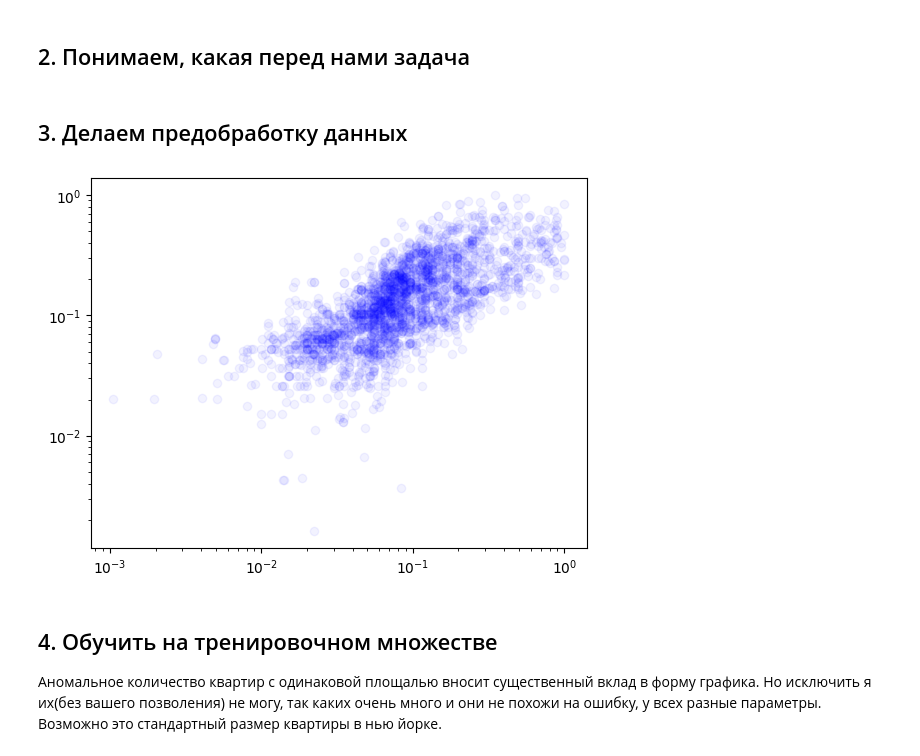
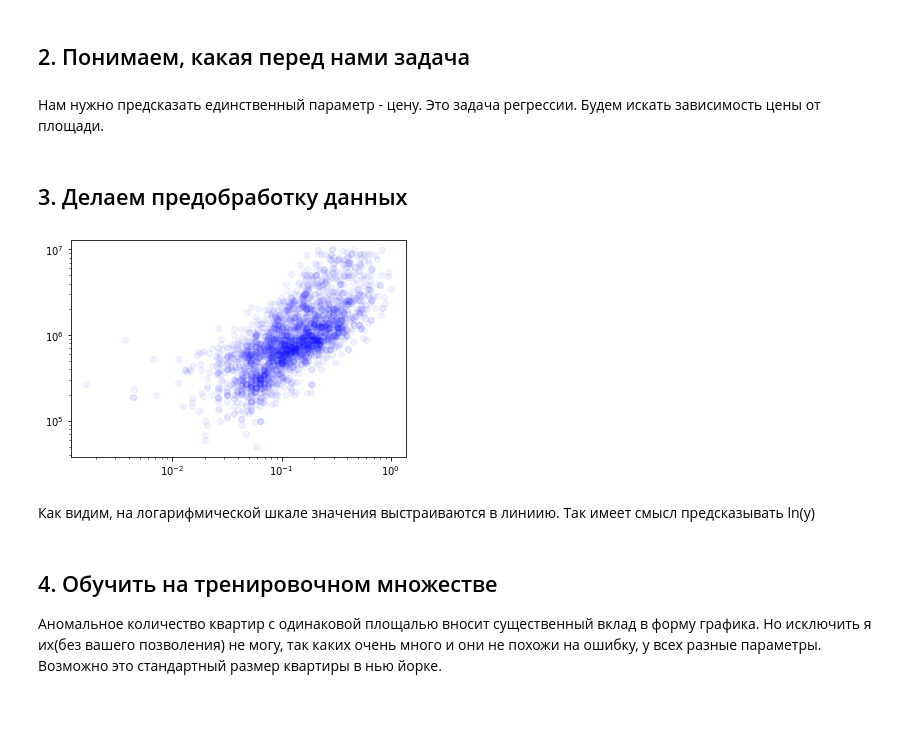
Before and after one commit to 24r3/ann2024, a Jupyter notebook: L3/lab3.ipynb, the cells around one changed output. Saved outputs shown, nothing was run; the diff lists cells and outputs as text; code cells hidden in the pictures; blank space fills up the shorter version.

```diff
--- a/L3/lab3.ipynb
+++ b/L3/lab3.ipynb
@@ -82,25 +80,31 @@ data.set_index("PRICE")
+# %% [markdown]
+Нам нужно предсказать единственный параметр - цену. Это задача регрессии. Будем искать зависимость цены от площади.
 # %% [markdown]
 ## 3. Делаем предобработку данных
 # %%
 from sklearn.model_selection import train_test_split
 from sklearn.preprocessing import StandardScaler, MinMaxScaler
 import matplotlib.pyplot as plt
-X = data['PRICE'].values
-y = data['PROPERTYSQFT'].values
-X_train, X_test, y_train, y_test = train_test_split(X, y, test_size=0.2, random_state=17)
+import math
+x = data['PROPERTYSQFT'].values
+y = data['PRICE'].values.copy()
+#разделение датасета на тестовый и тренировочный
+xTR, xTE, yTR, yTE = train_test_split(x, y, test_size=0.2, random_state=17)
+
 #пропусков данных нет, проверено в лабе 2
-XTR_scaled = MinMaxScaler().fit_transform(X_train.reshape(-1, 1))
-yTR_scaled = MinMaxScaler().fit_transform(y_train.reshape(-1, 1))
-XTE_scaled = MinMaxScaler().fit_transform(X_test.reshape(-1, 1))
-yTE_scaled = MinMaxScaler().fit_transform(y_test.reshape(-1, 1))
+
+#Нормирование школы x
+xTR_scaled = MinMaxScaler().fit_transform(xTR.reshape(-1, 1))
+xTE_scaled = MinMaxScaler().fit_transform(xTE.reshape(-1, 1))
 fig = plt.figure()
 ax = plt.gca()
-ax.plot(XTR_scaled, yTR_scaled, 'o', c='blue', alpha=0.05)
+ax.plot(xTR_scaled, yTR, 'o', c='blue', alpha=0.05)
 ax.set_yscale('log')
 ax.set_xscale('log')
-fig.show()
 # %% [output]
-[figure, old version]
+[figure, new version]
+# %% [markdown]
+Как видим, на логарифмической шкале значения выстраиваются в линиию. Так имеет смысл предсказывать  ln(y)
 # %% [markdown]
 ## 4. Обучить на тренировочном множестве
 Аномальное количество квартир с одинаковой площалью вносит существенный вклад в форму графика. Но исключить я их(без вашего позволения) не могу, так каких очень много и они не похожи на ошибку, у всех разные параметры. Возможно это стандартный размер квартиры в нью йорке.
```
Also changed, not shown: parts of 9 cells of this notebook.
